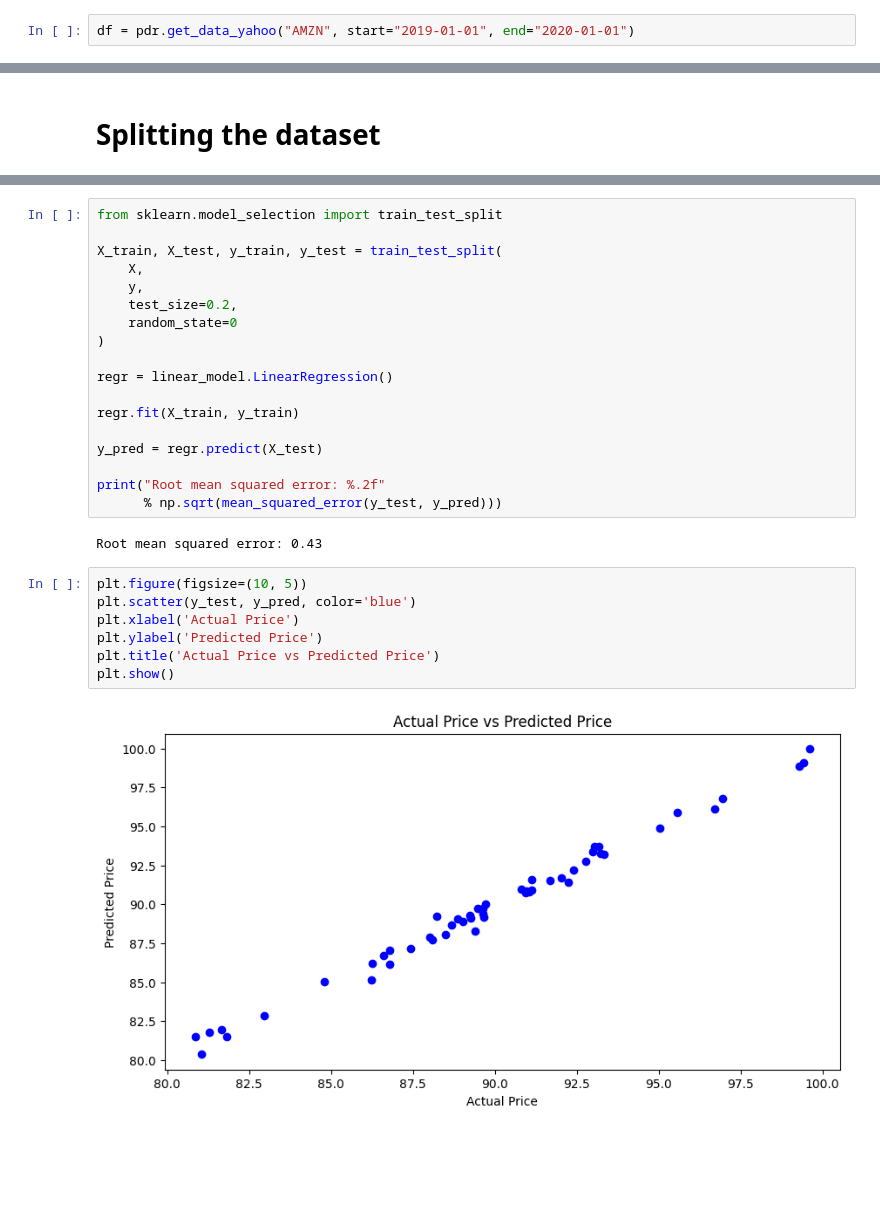
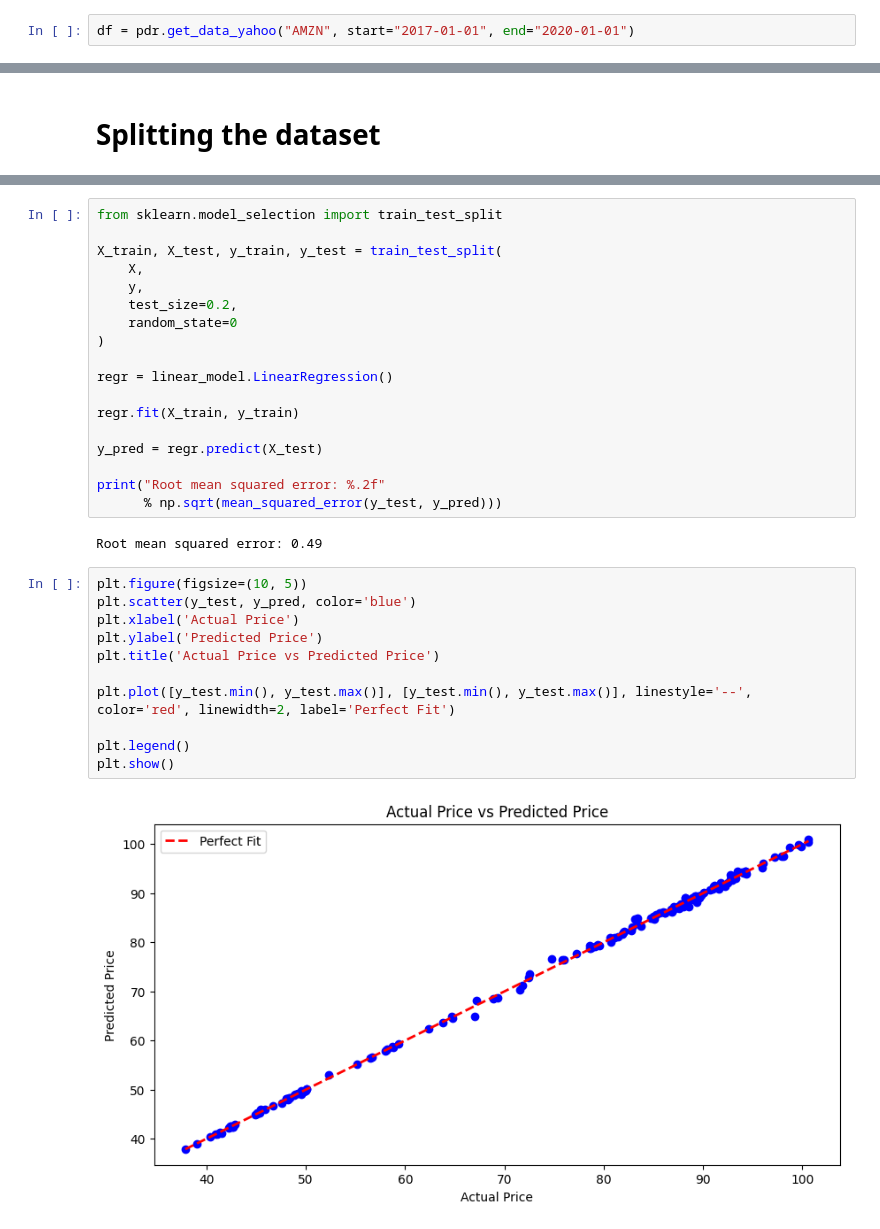
Before and after one commit to mk1316/Final-Project-For-ML-Fall-2023, a Jupyter notebook: HW4-Artificial Neural Network.ipynb, the cells around one changed output, grey strips where cells are left out. Cells and saved outputs as stored; diff of their text form; blank space fills up the shorter version.

```diff
--- a/HW4-Artificial Neural Network.ipynb
+++ b/HW4-Artificial Neural Network.ipynb
@@ -26,6 +29,6 @@ from sklearn.metrics import mean_squared_error, r2_score
 
 yf.pdr_override()
 # %%
-df = pdr.get_data_yahoo("AMZN", start="2019-01-01", end="2020-01-01")
+df = pdr.get_data_yahoo("AMZN", start="2017-01-01", end="2020-01-01")
 # %% [output]
 [*********************100%%**********************]  1 of 1 completed
@@ -89,13 +96,17 @@ y_pred = regr.predict(X_test)
 print("Root mean squared error: %.2f"
       % np.sqrt(mean_squared_error(y_test, y_pred)))
 # %% [output]
-Root mean squared error: 0.43
+Root mean squared error: 0.49
 # %%
 plt.figure(figsize=(10, 5))
 plt.scatter(y_test, y_pred, color='blue')
 plt.xlabel('Actual Price')
 plt.ylabel('Predicted Price')
 plt.title('Actual Price vs Predicted Price')
+
+plt.plot([y_test.min(), y_test.max()], [y_test.min(), y_test.max()], linestyle='--', color='red', linewidth=2, label='Perfect Fit')
+
+plt.legend()
 plt.show()
 # %% [output]
-[figure, old version]
+[figure, new version]
```
Also changed, not shown: parts of 12 cells of this notebook.
